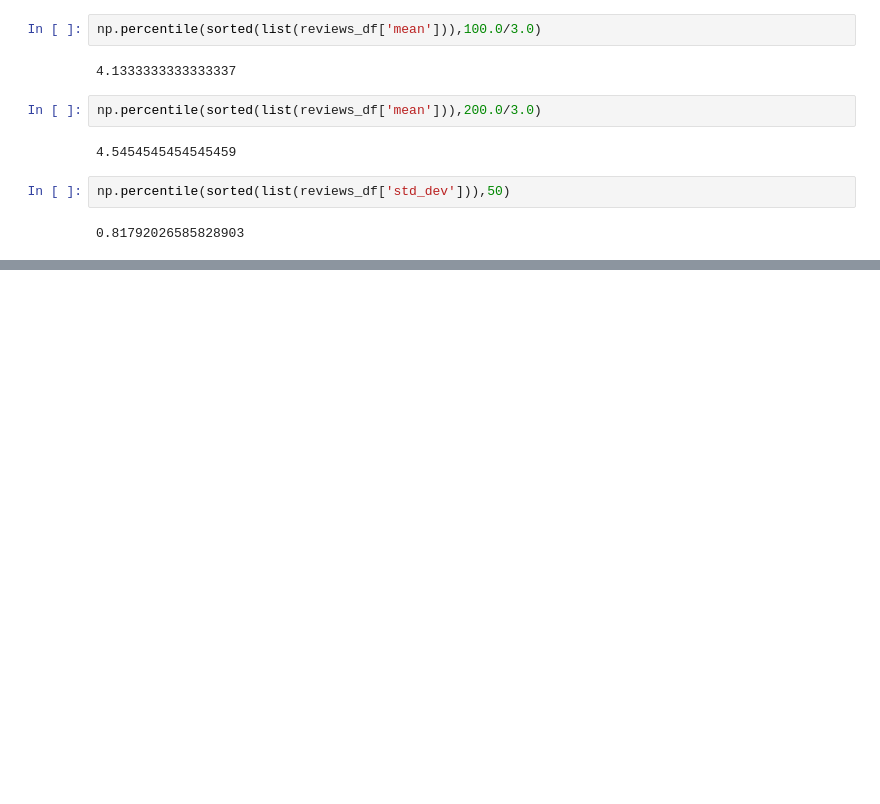
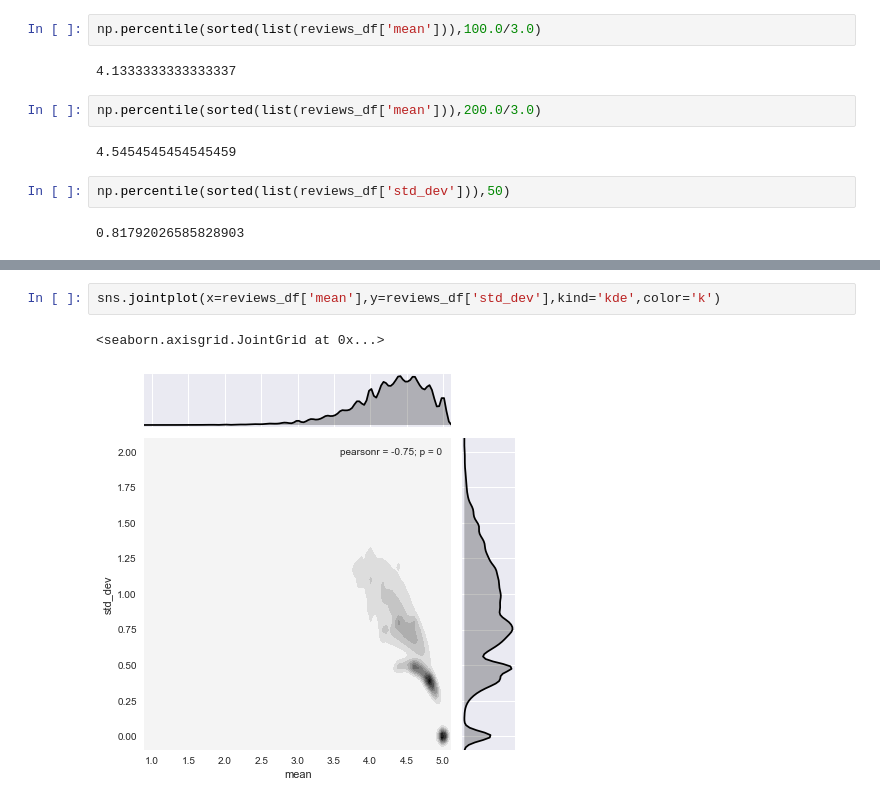
Before and after one commit to adamkozak/ADA2017-project, a Jupyter notebook: Project/Positive-negative-controversial.ipynb, the cells around one changed output, grey strips where cells are left out. Saved outputs shown, nothing was run; the diff lists cells and outputs as text; blank space fills up the shorter version.

```diff
--- a/Project/Positive-negative-controversial.ipynb
+++ b/Project/Positive-negative-controversial.ipynb
@@ -108,0 +117,5 @@ np.percentile(sorted(list(reviews_df['std_dev'])),50)
+# %%
+sns.jointplot(x=reviews_df['mean'],y=reviews_df['std_dev'],kind='kde',color='k')
+# %% [output]
+<seaborn.axisgrid.JointGrid at 0x...>
+[figure, added]
```
Also changed, not shown: parts of 1 cell of this notebook.
